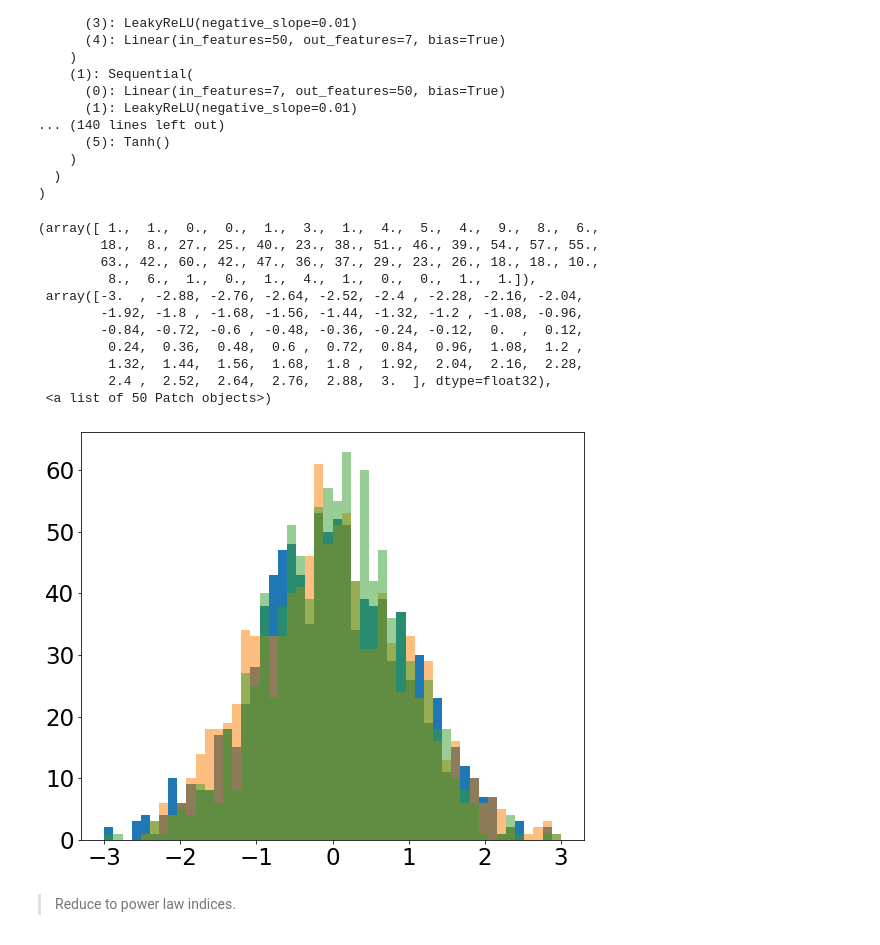
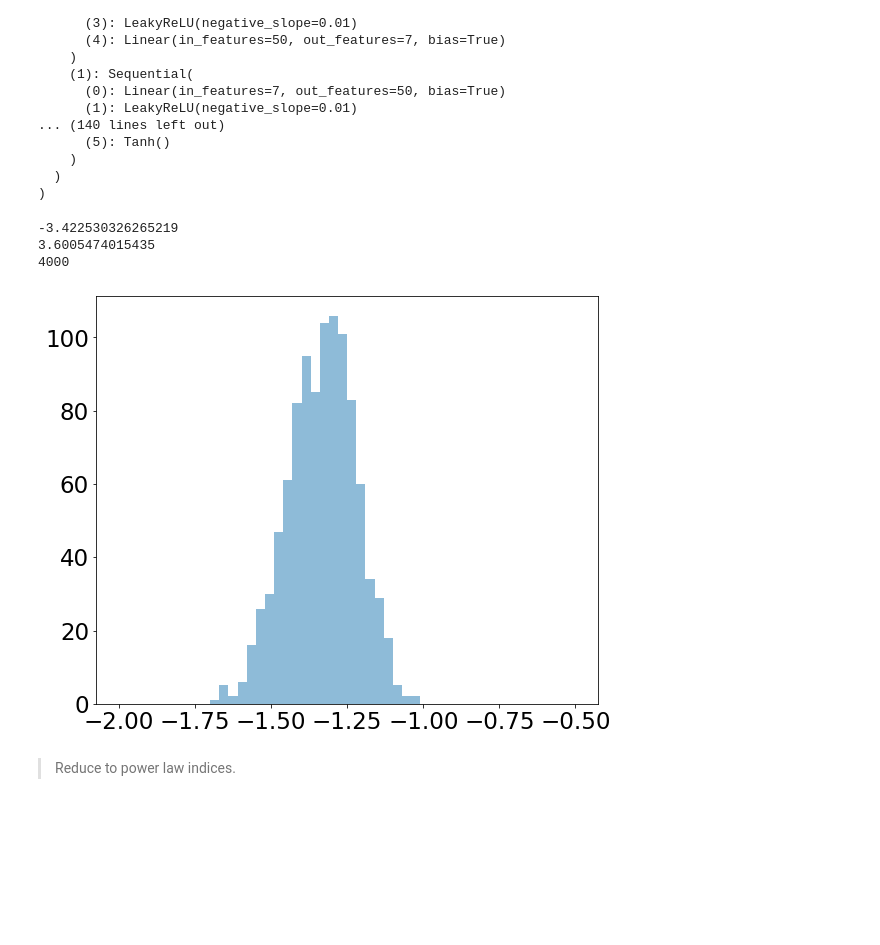
Before and after one commit to tingyuansen/IMLE_on_Galaxy_Images, a Jupyter notebook: AGN_Doublets.ipynb, the cells around one changed output. Saved outputs shown, nothing was run; the diff lists cells and outputs as text; code cells hidden in the pictures; blank space fills up the shorter version.

```diff
--- a/AGN_Doublets.ipynb
+++ b/AGN_Doublets.ipynb
@@ -215,39 +215,30 @@ RealNVP(
   )
 )
 # %%
-# y_tr = np.load("../Sx_all_mixed_dense.npy")
-# y_tr[y_tr == 0] = 1.
-# y_tr = np.log10(y_tr)
-# for i in range(y_tr.shape[0]):
-#     y_tr[i,:4] = np.median(y_tr[i,:4])
+y_tr = np.load("../Sx_all_normal_dense.npy")[:,:4]
+y_tr = np.log10(y_tr)
+y_tr[:,1:] = np.random.normal(size=(1000,3))
 
-y_tr = np.random.normal(size=(1000,7))
-plt.hist(y_tr[:,0], bins=50, range=[-3,3]);
-
+plt.hist(y_tr[:,0], bins=50, range=[-2,-0.5], alpha=0.5);
+print(np.min(y_tr))
+print(np.max(y_tr))
+print(np.sum(np.isfinite(y_tr)))
 # y_tr = np.load("../Sx_all_normal_dense.npy")
 # y_tr[y_tr == 0] = 1.
 # y_tr = np.log10(y_tr)
 # for i in range(y_tr.shape[0]):
 #     y_tr[i,:4] = np.median(y_tr[i,:4])
 
-y_tr = np.random.normal(size=(1000,7))
-plt.hist(y_tr[:,0], bins=50, range=[-3,3], alpha=0.5);
+#y_tr = np.random.normal(size=(1000,7))*10.
+#plt.hist(y_tr[:,0], bins=50, range=[-30,30], alpha=0.5);
 
-flow_sample = flow.sample(torch.from_numpy(np.random.normal(size=(1000,7))).float()).detach().numpy()
-plt.hist(flow_sample[:,0], color=cb2[2], bins=50, alpha=0.5, range=[-3,3])
+#flow_sample = flow.sample(torch.from_numpy(np.random.normal(size=(1000,7))).float()).detach().numpy()
+#plt.hist(flow_sample[:,0], color=cb2[2], bins=50, alpha=0.5, range=[-30,30])
 # %% [output]
-(array([ 1.,  1.,  0.,  0.,  1.,  3.,  1.,  4.,  5.,  4.,  9.,  8.,  6.,
-        18.,  8., 27., 25., 40., 23., 38., 51., 46., 39., 54., 57., 55.,
-        63., 42., 60., 42., 47., 36., 37., 29., 23., 26., 18., 18., 10.,
-         8.,  6.,  1.,  0.,  1.,  4.,  1.,  0.,  0.,  1.,  1.]),
- array([-3.  , -2.88, -2.76, -2.64, -2.52, -2.4 , -2.28, -2.16, -2.04,
-        -1.92, -1.8 , -1.68, -1.56, -1.44, -1.32, -1.2 , -1.08, -0.96,
-        -0.84, -0.72, -0.6 , -0.48, -0.36, -0.24, -0.12,  0.  ,  0.12,
-         0.24,  0.36,  0.48,  0.6 ,  0.72,  0.84,  0.96,  1.08,  1.2 ,
-         1.32,  1.44,  1.56,  1.68,  1.8 ,  1.92,  2.04,  2.16,  2.28,
-         2.4 ,  2.52,  2.64,  2.76,  2.88,  3.  ], dtype=float32),
- <a list of 50 Patch objects>)
+-3.422530326265219
+3.6005474015435
+4000
-[figure, old version]
+[figure, new version]
 # %% [markdown]
 > Reduce to power law indices.
 # %%
```
Also changed, not shown: 1 other file.
